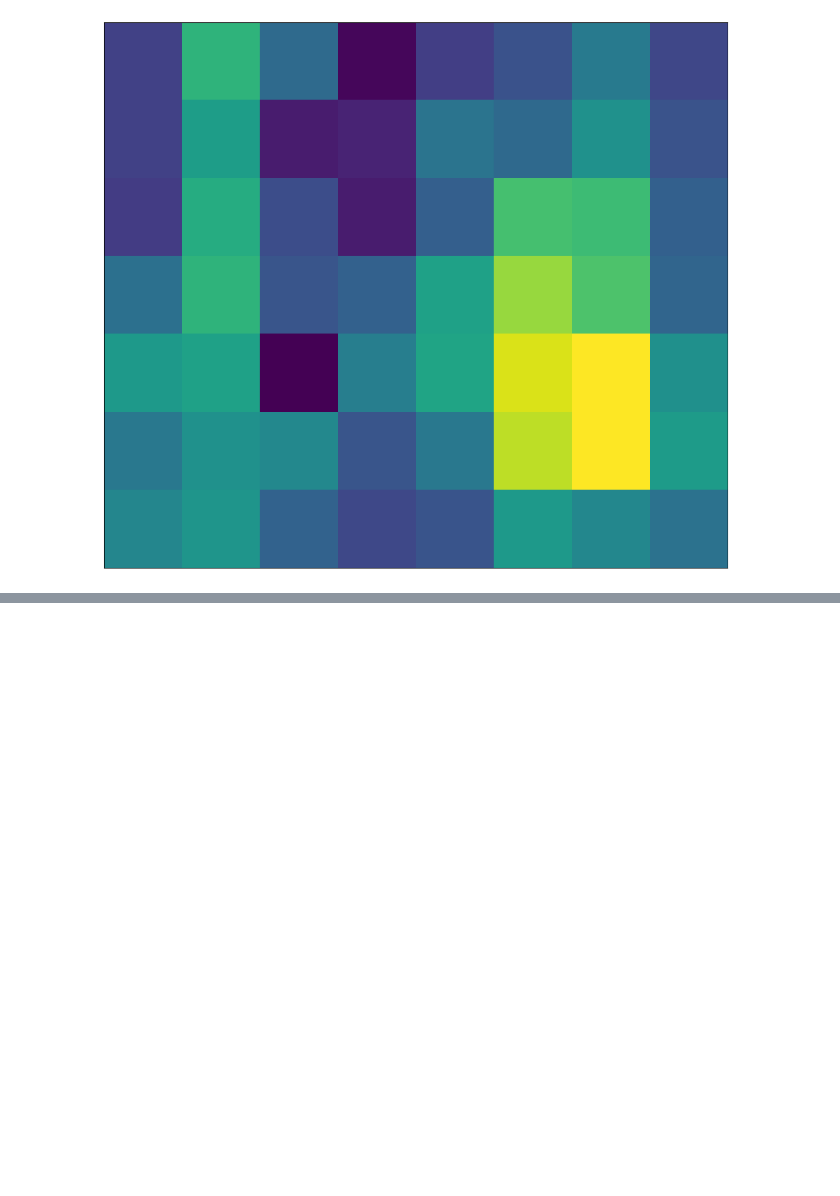
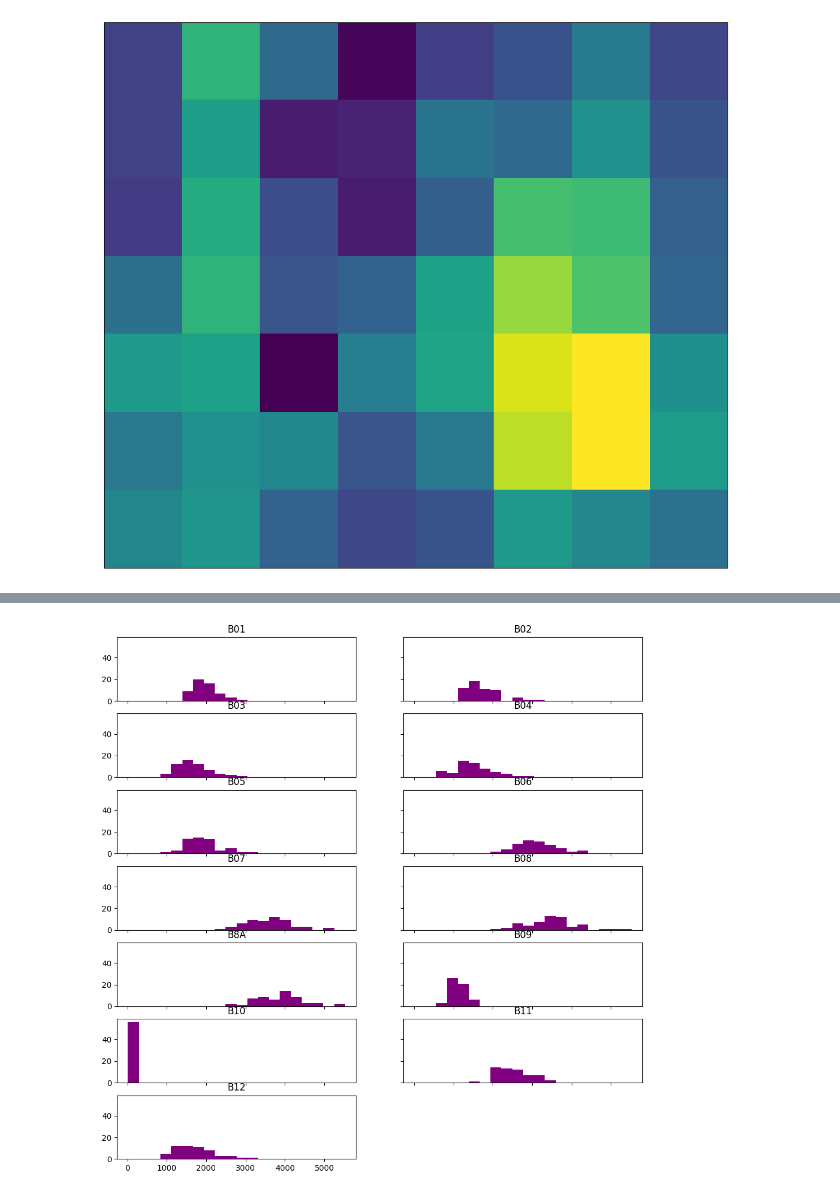
Before and after one commit to werzum/SoilQualityIndicators, a Jupyter notebook: location_rs_exploration.ipynb, the cells around one changed output, grey strips where cells are left out. Cells and saved outputs as stored; diff of their text form; code cells hidden in the pictures; blank space fills up the shorter version.

```diff
--- a/location_rs_exploration.ipynb
+++ b/location_rs_exploration.ipynb
@@ -177,0 +154,10 @@ Image type: uint8
+# %%
+# Create the list of titles for each band. The titles and colors listed
+# in this example reflect the order and wavelengths of the Landsat 8 bands
+titles = ["B01","B02","B03","B04","B05","B06","B07","B08","B8A","B09","B10","B11","B12"]
+
+# and a histogram of the spectrums
+ep.hist(stacked_bands, title=titles)
+plt.show()
+# %% [output]
+[figure, added]
```
Also changed, not shown: parts of 11 cells of this notebook, 31 other files.
